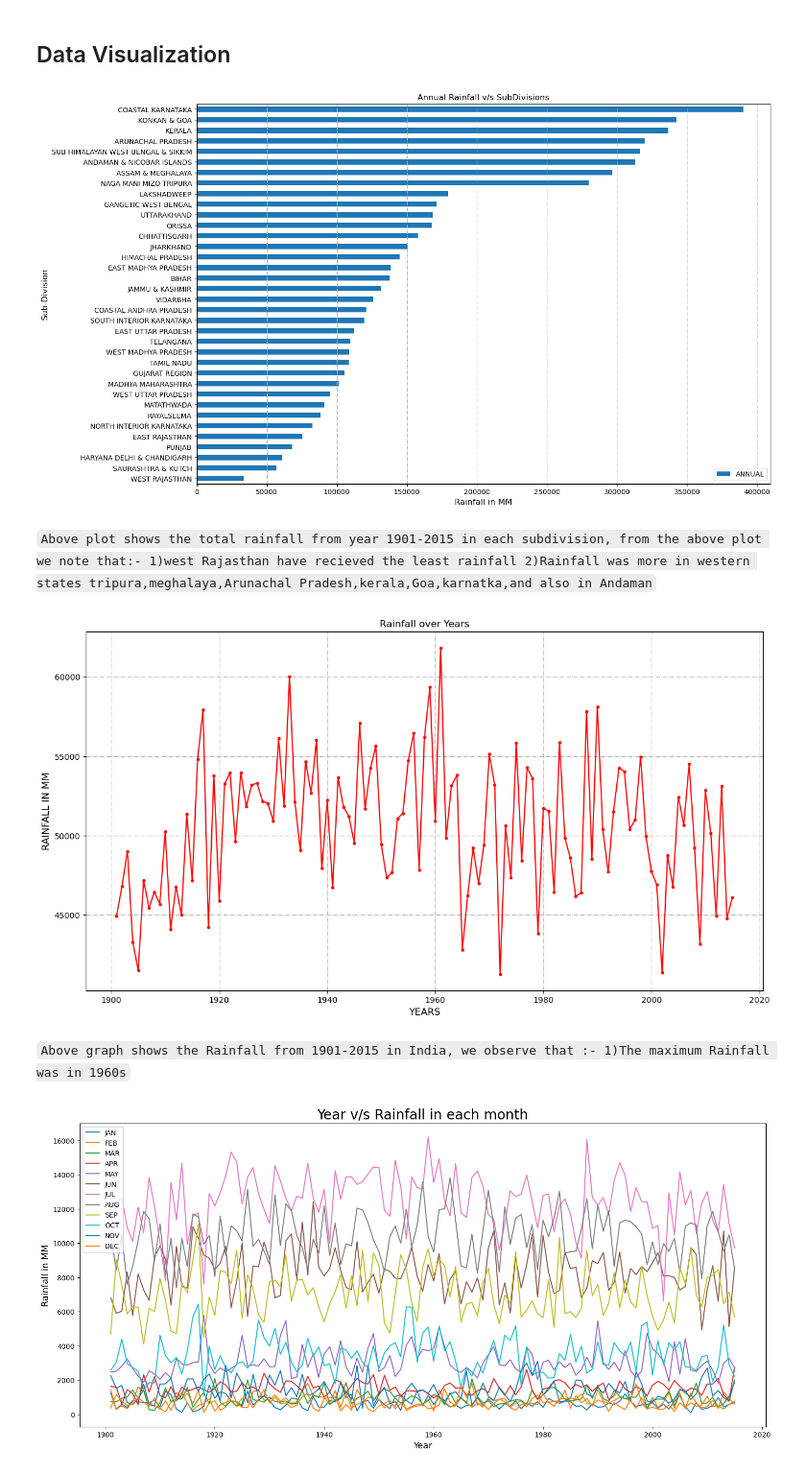
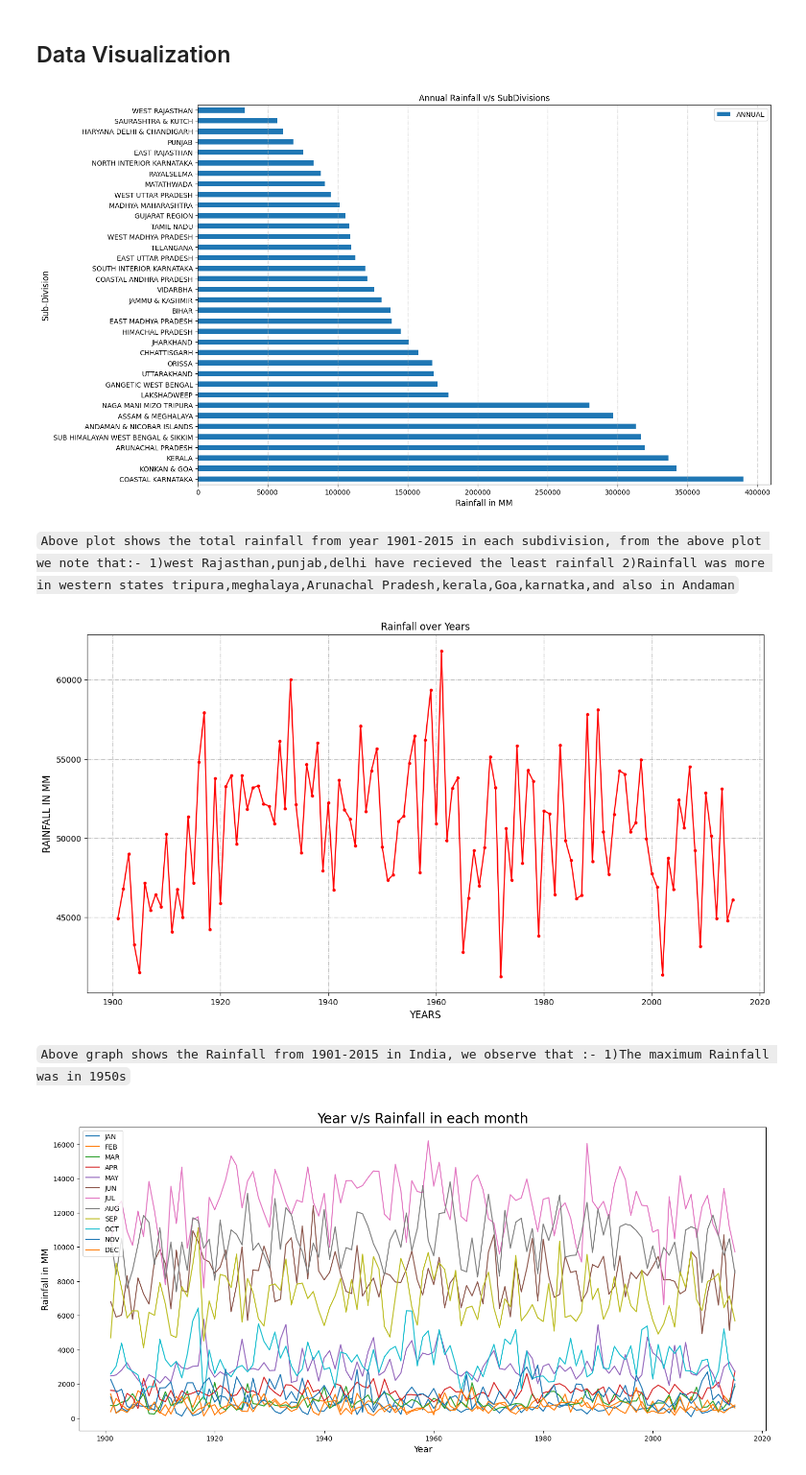
Before and after one commit to Madhav-bansal013/Rainfall_Prediction, a Jupyter notebook: Rainfall_Prediction.ipynb, the cells around one changed output. Shown at 96% size. Saved outputs shown, nothing was run; the diff lists cells and outputs as text; code cells hidden in the pictures.

```diff
--- a/Rainfall_Prediction.ipynb
+++ b/Rainfall_Prediction.ipynb
@@ -14,7 +17,7 @@ from sklearn import metrics
 ## Read the Data
 # %%
 # reading the data
-data = pd.read_csv("rainfall in india 1901-2015.csv")
+data = pd.read_csv("rainfall_in_india.csv")
 data.head()
 # %% [output]
 |  | SUBDIVISION | YEAR | JAN | FEB | MAR | APR | MAY | JUN | JUL | AUG | SEP | ... |
@@ -115,5 +115,6 @@ Jun-Sep    1064.724769
 Oct-Dec     154.100487
 dtype: float64
 # %%
-# filling na values with mean
-data = data.fillna(data.mean())
+# Fill NaN values with the mean of numeric columns
+data = data.fillna(data.mean(numeric_only=True))
+data.head(3)
@@ -180,33 +179,33 @@ data.shape
 # %% [markdown]
 ## Data Visualization
 # %%
-data[["SUBDIVISION","ANNUAL"]].groupby("SUBDIVISION").sum().sort_values(by='ANNUAL',ascending=True).plot(kind='barh',stacked=True,figsize=(15,10))
+data[["SUBDIVISION","ANNUAL"]].groupby("SUBDIVISION").sum().sort_values(by='ANNUAL',ascending=False).plot(kind='barh',stacked=True,figsize=(15,10))
 plt.xlabel("Rainfall in MM",size=12)
 plt.ylabel("Sub-Division",size=12)
 plt.title("Annual Rainfall v/s SubDivisions")
 plt.grid(axis="x",linestyle="-.")
 plt.show()
 # %% [output]
-[figure, old version]
+[figure, new version]
 # %% [markdown]
 `Above plot shows the total rainfall from year 1901-2015 in each subdivision,
  from the above plot we note that:-
- 1)west Rajasthan have recieved the least rainfall
+ 1)west Rajasthan,punjab,delhi have recieved the least rainfall
  2)Rainfall was more in western states tripura,meghalaya,Arunachal Pradesh,kerala,Goa,karnatka,and also in Andaman`
 # %%
-plt.figure(figsize=(15,8))
-data.groupby("YEAR").sum()['ANNUAL'].plot(kind="line",color="r",marker=".")
-plt.xlabel("YEARS",size=12)
-plt.ylabel("RAINFALL IN MM",size=12)
-plt.grid(axis="both",linestyle="-.")
+plt.figure(figsize=(15, 8))
+data.groupby("YEAR").sum(numeric_only=True)['ANNUAL'].plot(kind="line", color="r", marker=".")
+plt.xlabel("YEARS", size=12)
+plt.ylabel("RAINFALL IN MM", size=12)
+plt.grid(axis="both", linestyle="-.")
 plt.title("Rainfall over Years")
 plt.show()
 # %% [output]
-[figure, old version]
+[figure, new version]
 # %% [markdown]
 `Above graph shows the Rainfall from 1901-2015 in India,
  we observe that :-
- 1)The maximum Rainfall was in 1960s`
+ 1)The maximum Rainfall was in 1950s`
 # %%
 data[['YEAR', 'JAN', 'FEB', 'MAR', 'APR', 'MAY', 'JUN', 'JUL','AUG', 'SEP',
       'OCT', 'NOV', 'DEC']].groupby("YEAR").sum().plot(kind="line",figsize=(18,8))
```
Also changed, not shown: parts of 28 cells of this notebook, 1 other file.
